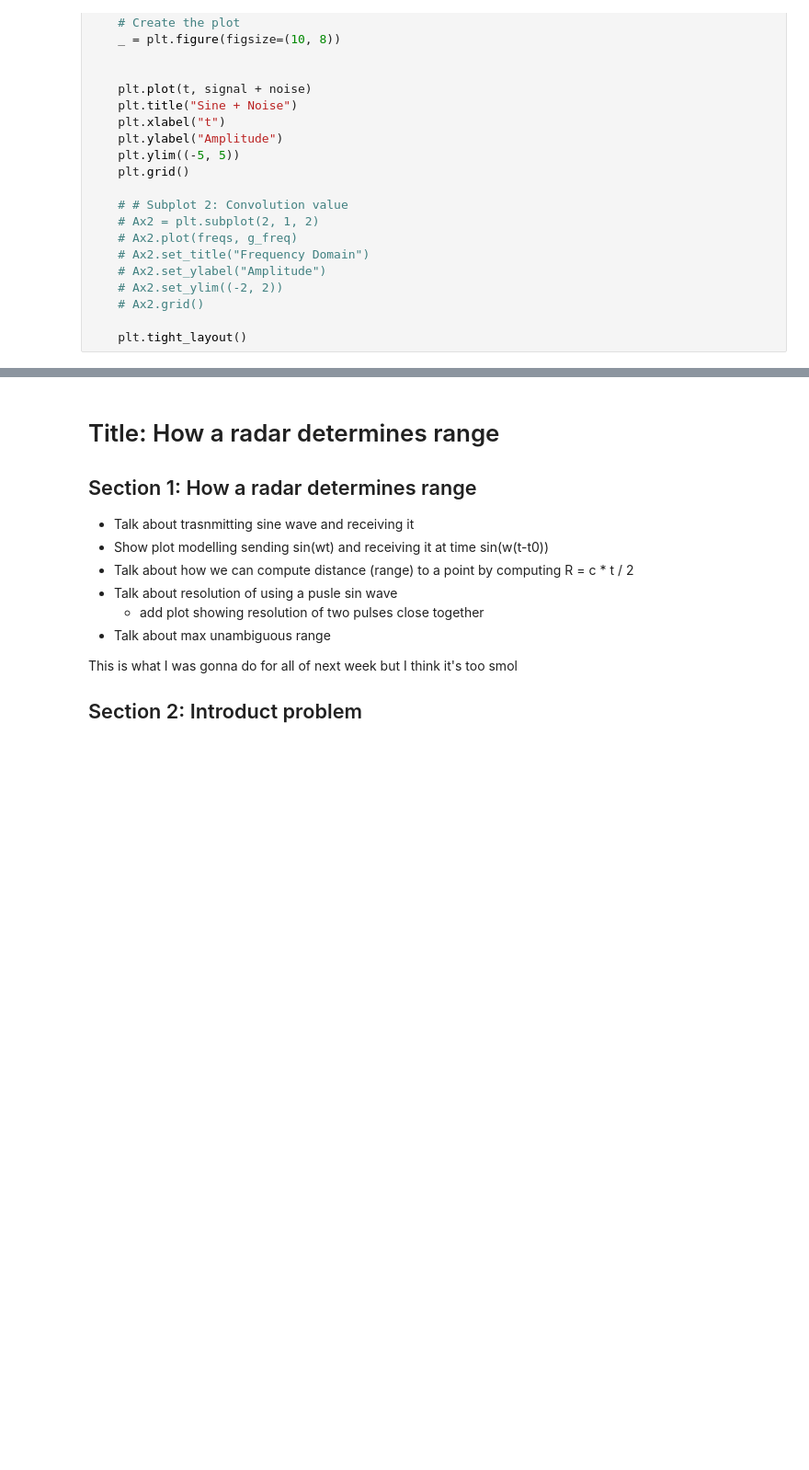
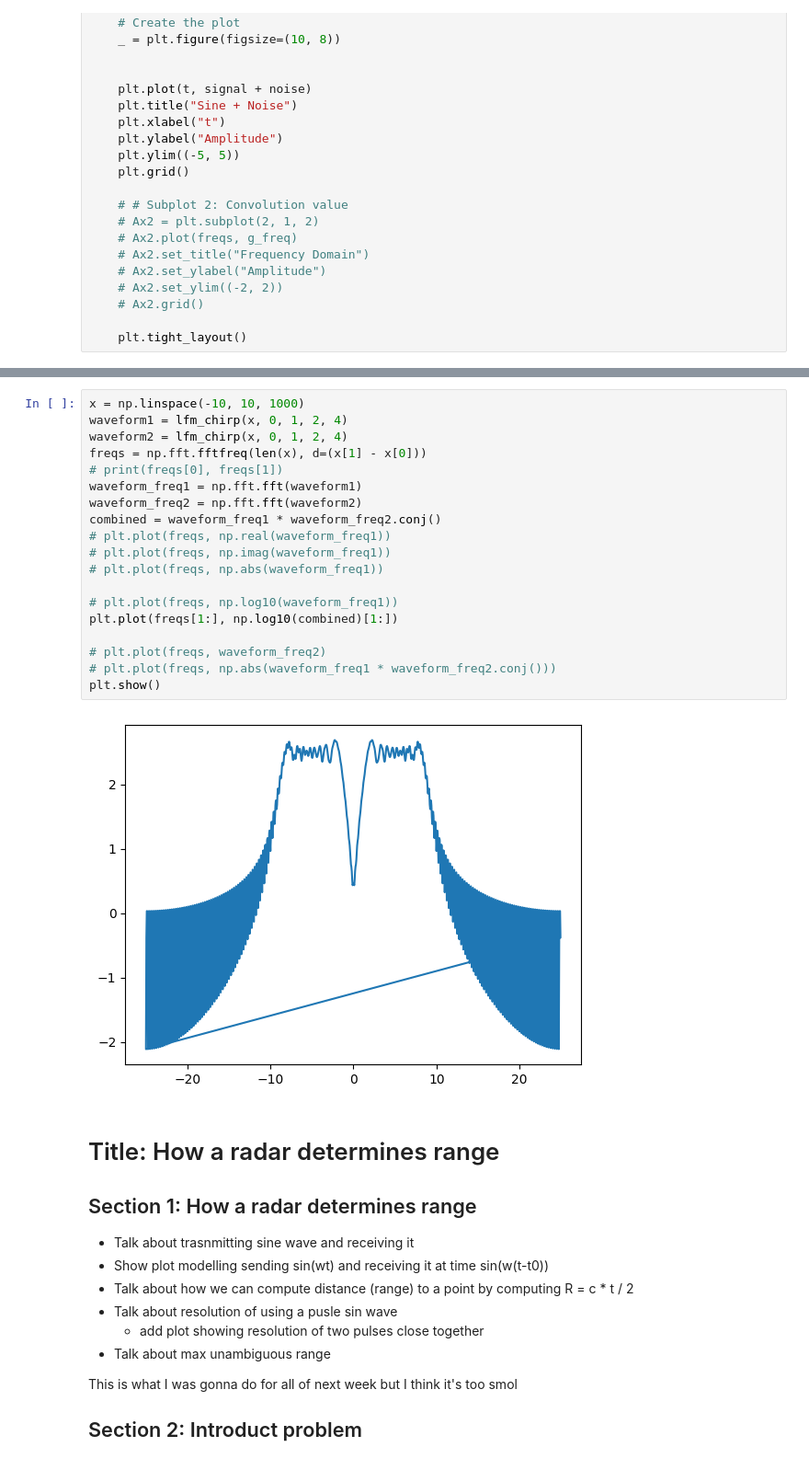
Before and after one commit to austinjtravis/radar_learning, a Jupyter notebook: 1_radar/pulse_compression.ipynb, the cells around one changed output, grey strips where cells are left out. Shown at 92% size. Drawn from its saved outputs; the diff is of its cells as text; blank space fills up the shorter version.

```diff
--- a/1_radar/pulse_compression.ipynb
+++ b/1_radar/pulse_compression.ipynb
@@ -304,3 +320,24 @@ interact(
+# %%
+x = np.linspace(-10, 10, 1000)
+waveform1 = lfm_chirp(x, 0, 1, 2, 4)
+waveform2 = lfm_chirp(x, 0, 1, 2, 4)
+freqs = np.fft.fftfreq(len(x), d=(x[1] - x[0]))
+# print(freqs[0], freqs[1])
+waveform_freq1 = np.fft.fft(waveform1)
+waveform_freq2 = np.fft.fft(waveform2)
+combined = waveform_freq1 * waveform_freq2.conj()
+# plt.plot(freqs, np.real(waveform_freq1))
+# plt.plot(freqs, np.imag(waveform_freq1))
+# plt.plot(freqs, np.abs(waveform_freq1))
+
+# plt.plot(freqs, np.log10(waveform_freq1))
+plt.plot(freqs[1:], np.log10(combined)[1:])
+
+# plt.plot(freqs, waveform_freq2)
+# plt.plot(freqs, np.abs(waveform_freq1 * waveform_freq2.conj()))
+plt.show()
+# %% [output]
+[figure, added]
 # %% [markdown]
 # Title: How a radar determines range
 ## Section 1: How a radar determines range
```
Also changed, not shown: parts of 5 cells of this notebook.
